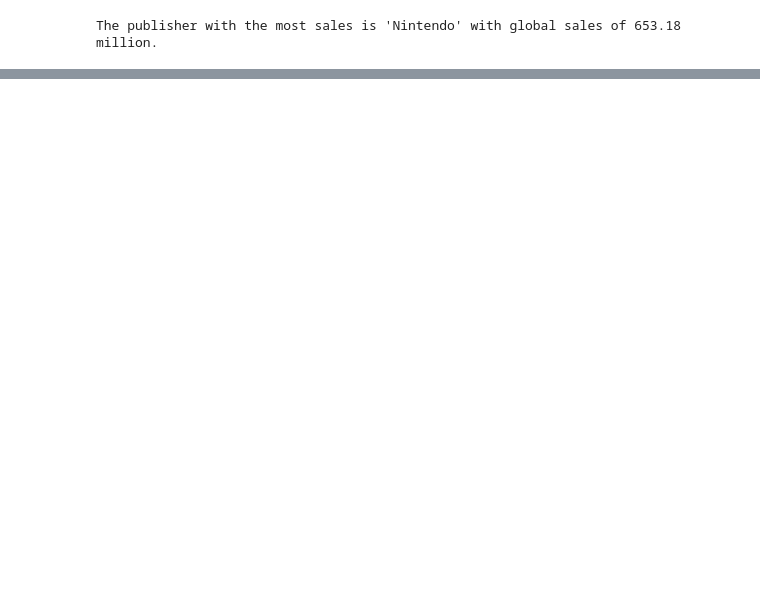
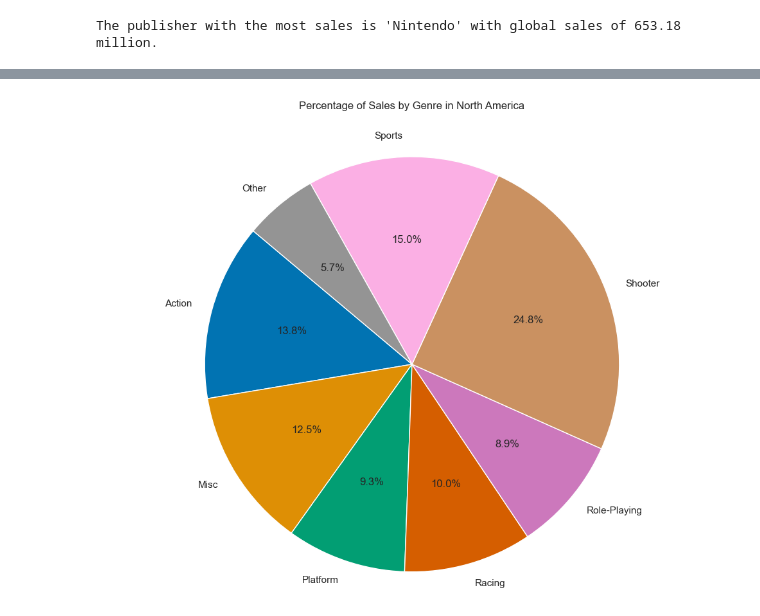
Before and after one commit to nyiakkih/Techdegree-Project-6, a Jupyter notebook: GraphingVideoGameSales.ipynb, the cells around one changed output, grey strips where cells are left out. Saved outputs shown, nothing was run; the diff lists cells and outputs as text; code cells hidden in the pictures; blank space fills up the shorter version.

```diff
--- a/GraphingVideoGameSales.ipynb
+++ b/GraphingVideoGameSales.ipynb
@@ -83,0 +97,20 @@ plt.show()
+# %%
+genre_sales_na = df.groupby('Genre')['NA_Sales'].sum()
+
+threshold = 0.06 * genre_sales_na.sum()
+other_genres = genre_sales_na[genre_sales_na < threshold]
+other_sales = other_genres.sum()
+genre_sales_na = genre_sales_na[genre_sales_na >= threshold]
+genre_sales_na['Other'] = other_sales
+
+colors = sns.color_palette("colorblind")
+
+plt.figure(figsize=(10, 8))
+plt.pie(genre_sales_na, labels=genre_sales_na.index, autopct='%1.1f%%', startangle=140, colors=colors)
+plt.title('Percentage of Sales by Genre in North America', loc='center', pad=30)
+plt.axis('equal')
+plt.tight_layout()
+
+plt.show()
+# %% [output]
+[figure, added]
```
Also changed, not shown: parts of 21 cells of this notebook.
